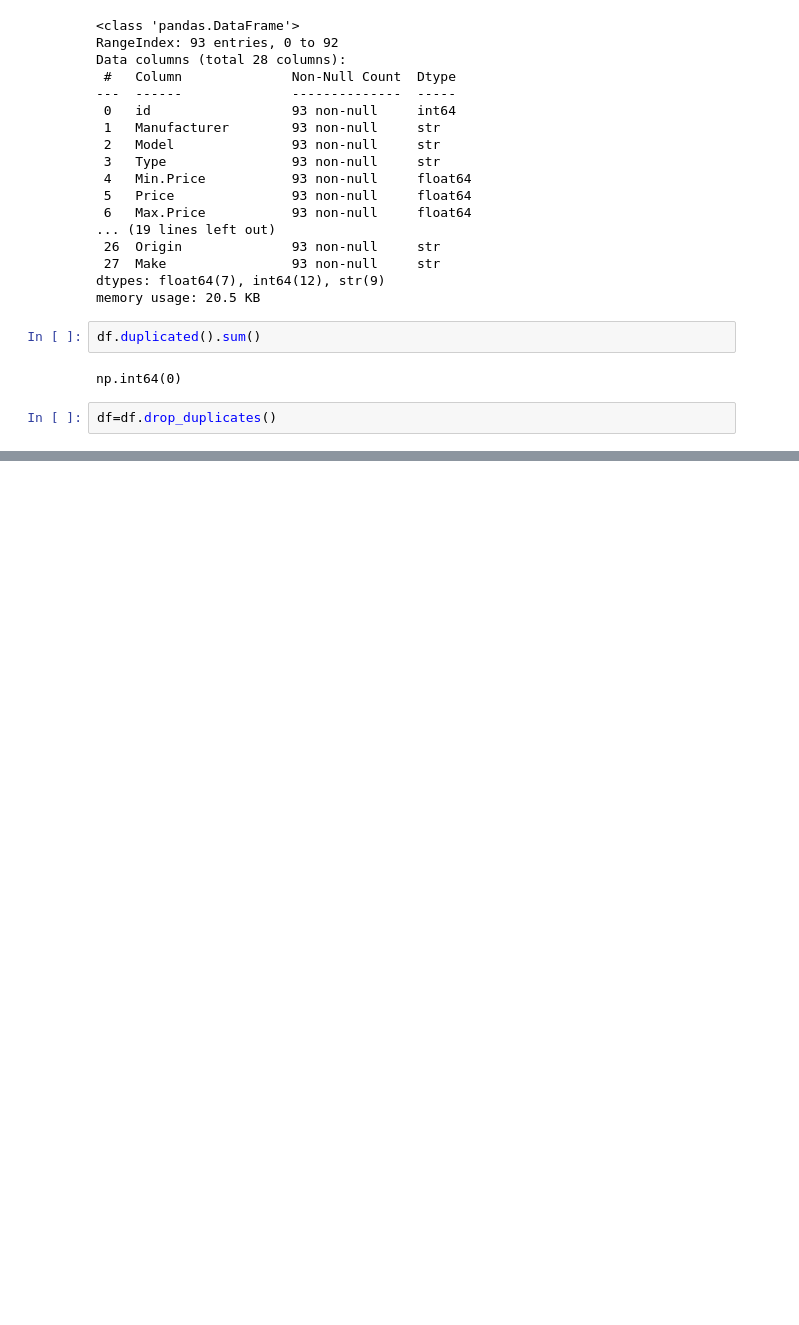
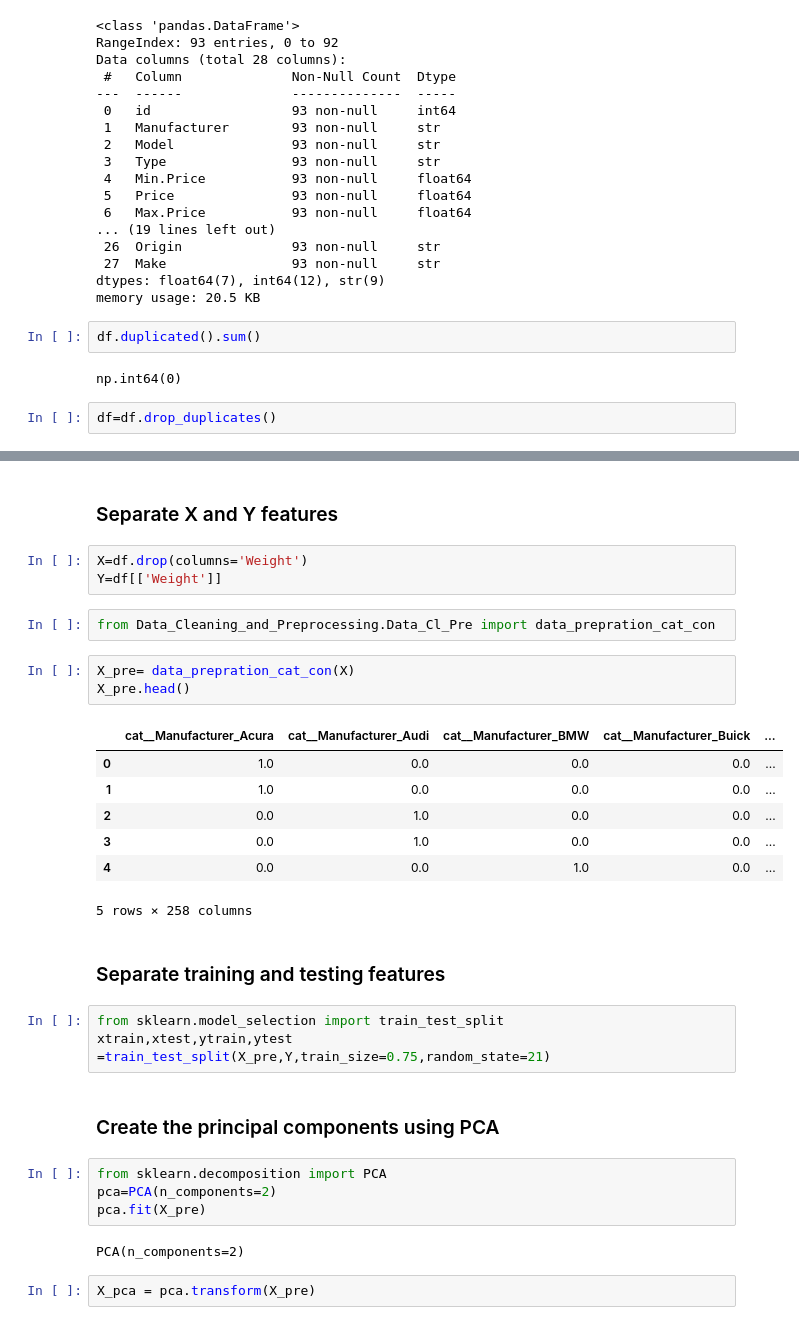
Before and after one commit to PrarthanaShende/Machine-Learning, a Jupyter notebook: Principal Component Analysis/PCA.ipynb, the cells around one changed output, grey strips where cells are left out. Cells and saved outputs as stored; diff of their text form; blank space fills up the shorter version.

```diff
--- a/Principal Component Analysis/PCA.ipynb
+++ b/Principal Component Analysis/PCA.ipynb
@@ -44,0 +80,33 @@ df=df.drop_duplicates()
+# %% [markdown]
+### Separate X and Y features
+# %%
+X=df.drop(columns='Weight')
+Y=df[['Weight']]
+# %%
+from Data_Cleaning_and_Preprocessing.Data_Cl_Pre import data_prepration_cat_con
+# %%
+X_pre= data_prepration_cat_con(X)
+X_pre.head()
+# %% [output]
+|  | cat__Manufacturer_Acura | cat__Manufacturer_Audi | cat__Manufacturer_BMW | cat__Manufacturer_Buick | ... |
+| 0 | 1.0 | 0.0 | 0.0 | 0.0 | ... |
+| 1 | 1.0 | 0.0 | 0.0 | 0.0 | ... |
+| 2 | 0.0 | 1.0 | 0.0 | 0.0 | ... |
+| 3 | 0.0 | 1.0 | 0.0 | 0.0 | ... |
+| 4 | 0.0 | 0.0 | 1.0 | 0.0 | ... |
+5 rows × 258 columns
+# %% [markdown]
+### Separate training and testing features
+# %%
+from sklearn.model_selection import train_test_split
+xtrain,xtest,ytrain,ytest =train_test_split(X_pre,Y,train_size=0.75,random_state=21)
+# %% [markdown]
+### Create the principal components using PCA
+# %%
+from sklearn.decomposition import PCA
+pca=PCA(n_components=2)
+pca.fit(X_pre)
+# %% [output]
+PCA(n_components=2)
+# %%
+X_pca = pca.transform(X_pre)
```
Also changed, not shown: parts of 13 cells of this notebook.
